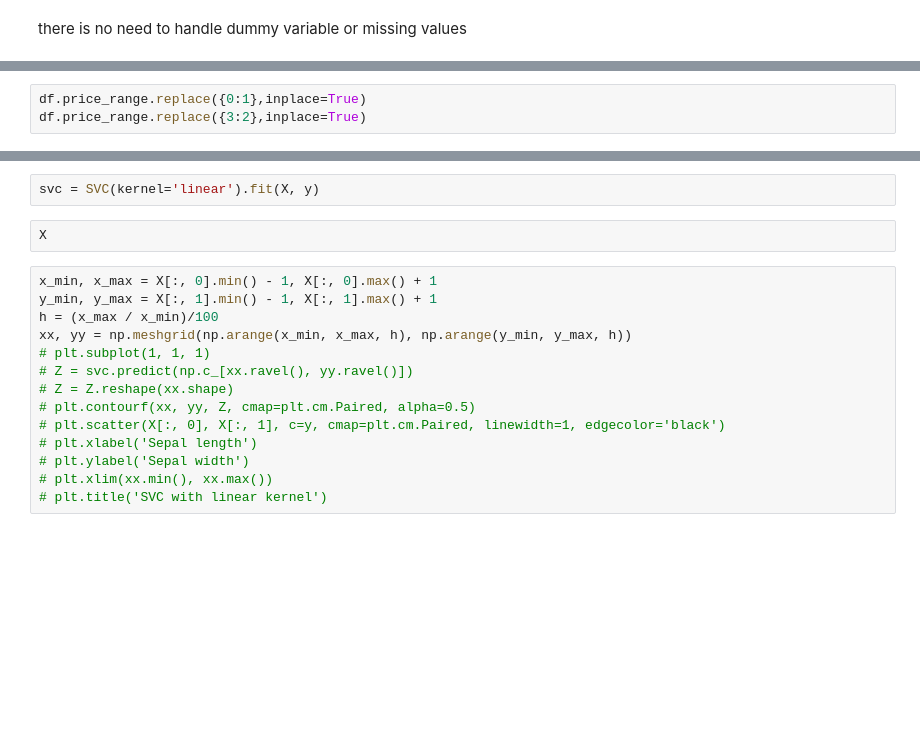
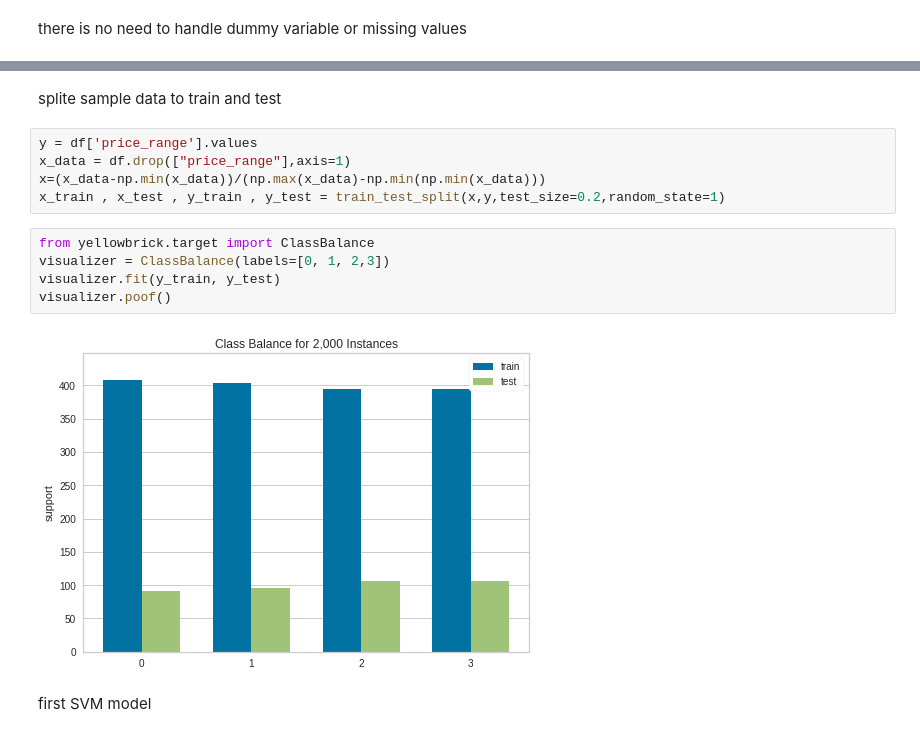
Before and after one commit to MahdyShayesteh/SBU_DataMining_Python, a Jupyter notebook: mobile_price_prediction_using_SVM.ipynb, the cells around one changed output, grey strips where cells are left out. Cells and saved outputs as stored; diff of their text form; blank space fills up the shorter version.

```diff
--- a/mobile_price_prediction_using_SVM.ipynb
+++ b/mobile_price_prediction_using_SVM.ipynb
@@ -100,3 +136,0 @@ convert problem from problem with 4 class to problem with 2 class
-# %%
-df.price_range.replace({0:1},inplace=True)
-df.price_range.replace({3:2},inplace=True)
@@ -110,18 +137,16 @@ y = df.iloc[:,-1]
-# %%
-svc = SVC(kernel='linear').fit(X, y)
-# %%
-X
-# %%
-x_min, x_max = X[:, 0].min() - 1, X[:, 0].max() + 1
-y_min, y_max = X[:, 1].min() - 1, X[:, 1].max() + 1
-h = (x_max / x_min)/100
-xx, yy = np.meshgrid(np.arange(x_min, x_max, h), np.arange(y_min, y_max, h))
-# plt.subplot(1, 1, 1)
-# Z = svc.predict(np.c_[xx.ravel(), yy.ravel()])
-# Z = Z.reshape(xx.shape)
-# plt.contourf(xx, yy, Z, cmap=plt.cm.Paired, alpha=0.5)
-# plt.scatter(X[:, 0], X[:, 1], c=y, cmap=plt.cm.Paired, linewidth=1, edgecolor='black')
-# plt.xlabel('Sepal length')
-# plt.ylabel('Sepal width')
-# plt.xlim(xx.min(), xx.max())
-# plt.title('SVC with linear kernel')
+# %% [markdown]
+splite sample data to train and test
+# %%
+y = df['price_range'].values
+x_data = df.drop(["price_range"],axis=1)
+x=(x_data-np.min(x_data))/(np.max(x_data)-np.min(np.min(x_data)))
+x_train , x_test , y_train , y_test = train_test_split(x,y,test_size=0.2,random_state=1)
+# %%
+from yellowbrick.target import ClassBalance
+visualizer = ClassBalance(labels=[0, 1, 2,3])
+visualizer.fit(y_train, y_test)
+visualizer.poof()
+# %% [output]
+[figure, added]
+# %% [markdown]
+first SVM model
```
Also changed, not shown: parts of 17 cells of this notebook.
